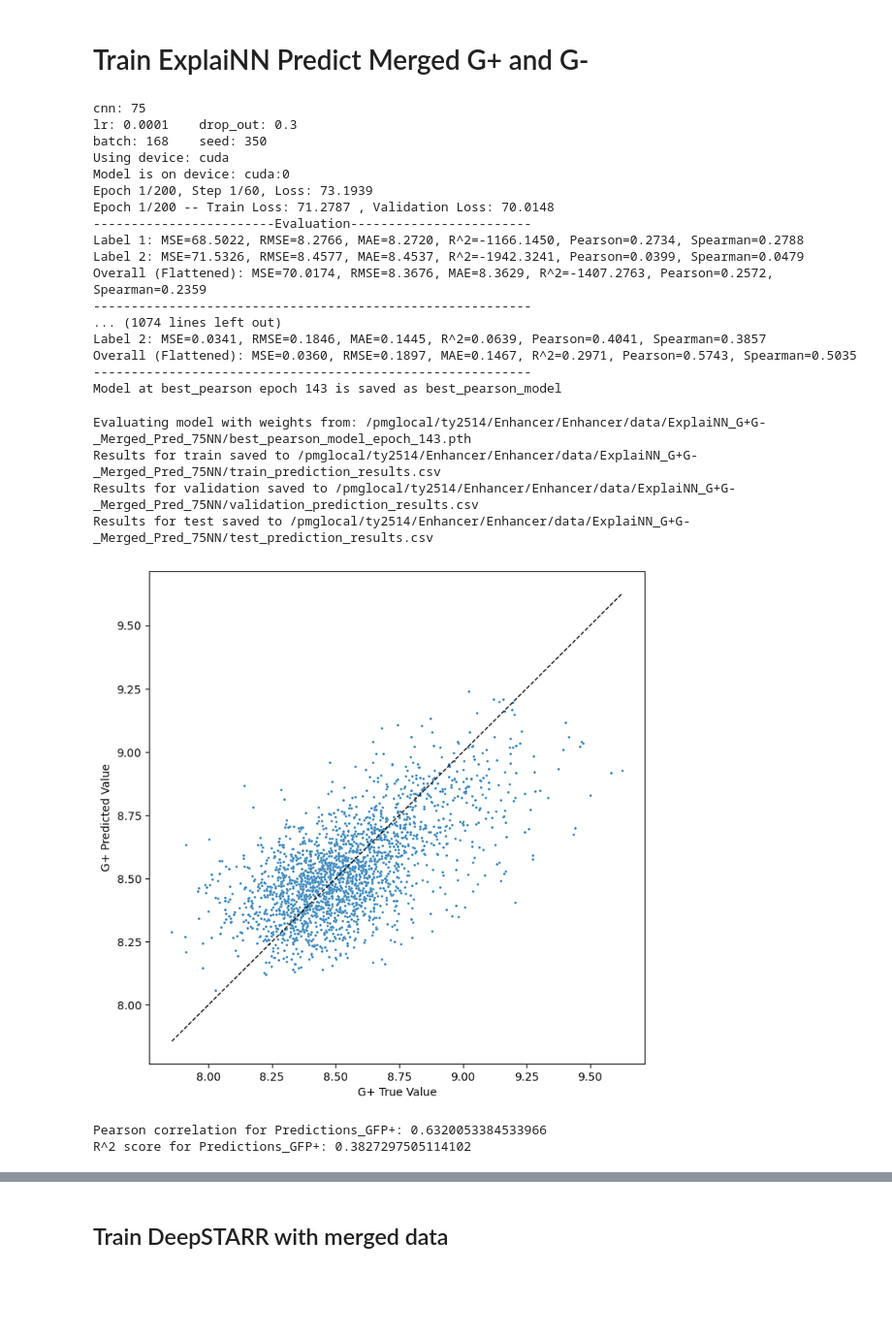
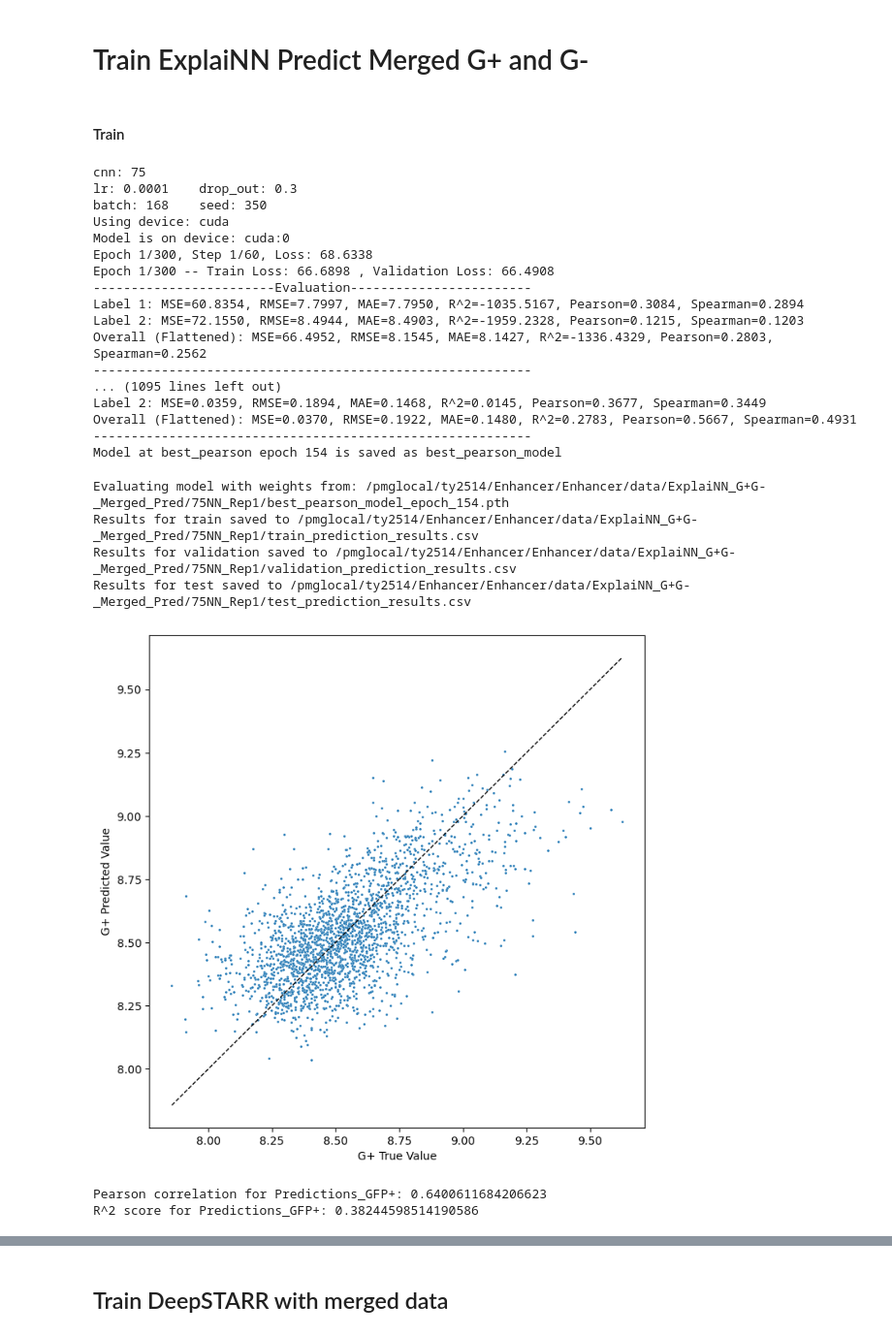
Before and after one commit to justinyutianji/Enhancer, a Jupyter notebook: Enhancer/train/ExplaiNN_G+G-.ipynb, the cells around one changed output, grey strips where cells are left out. Shown at 97% size. Saved outputs shown, nothing was run; the diff lists cells and outputs as text; code cells hidden in the pictures; blank space fills up the shorter version.

```diff
--- a/Enhancer/train/ExplaiNN_G+G-.ipynb
+++ b/Enhancer/train/ExplaiNN_G+G-.ipynb
@@ -55,10 +113,15 @@ def process_and_save_results(data_loader, loader_name, model, weight_file, targe
 # %% [markdown]
 # Train ExplaiNN Predict Merged G+ and G-
+# %% [markdown]
+#### Train
 # %%
 params = pd.read_csv('/pmglocal/ty2514/Enhancer/Enhancer/data/ExplaiNN/ExplaiNN3_G+G-_Metrics.csv')
 cnns = list(set(params['num_cnns']))
 
-temp_df = params[params['num_cnns'] == 75]
+num_cnns = 75
+rep = 1
+
+temp_df = params[params['num_cnns'] == num_cnns]
 
 group_means = temp_df.groupby(['lr', 'drop_out', 'batch'])['pearson_corr_p'].mean().reset_index()
 best_group = group_means.loc[group_means['pearson_corr_p'].idxmax()]
@@ -78,16 +141,17 @@ best_seed_row = best_group_df.loc[best_group_df['pearson_corr_p'].idxmax()]
 best_seed = int(best_seed_row['seed'])
 best_batch = int(best_batch)
 
-num_cnns = 75
 target_labels = ["GFP+","GFP-"]
 feature_list = ["G+","G-"]
-output_dir = f'/pmglocal/ty2514/Enhancer/Enhancer/data/ExplaiNN_G+G-_Merged_Pred_75NN'
+output_dir = f'/pmglocal/ty2514/Enhancer/Enhancer/data/ExplaiNN_G+G-_Merged_Pred/{num_cnns}NN_Rep{rep}'
 
 print(f'cnn: {num_cnns}')
 print(f'lr: {best_lr}    drop_out: {best_dropout}')
 print(f'batch: {best_batch}    seed: {best_seed}')
 
-seed = best_seed
+seed = 350
+#seed = best_seed
+
 batch = best_batch
 learning_rate= best_lr
 
@@ -112,7 +176,7 @@ input_model = ExplaiNN3(num_cnns = num_cnns, input_length = 608, num_classes = 2
                  drop_out = 0.3, weight_path = None)# Training
 
 _, _, model, train_losses_by_batch, test_losses_by_batch, results, best_pearson_epoch, best_r2_epoch, peasron_metric, r2_metric, device  = train_model(input_model, train_loader, val_loader,test_loader, target_labels=target_labels,
-                                                                                                                            num_epochs=200,
+                                                                                                                            num_epochs=300,
                                                                                          batch_size=batch, learning_rate=learning_rate,
                                                                                          criteria='mse',optimizer_type = "adam", patience=15,
                                                                                          seed = seed, save_model= True, dir_path=output_dir)
@@ -122,65 +186,64 @@ lr: 0.0001    drop_out: 0.3
 batch: 168    seed: 350
 Using device: cuda
 Model is on device: cuda:0
-Epoch 1/200, Step 1/60, Loss: 73.1939
-Epoch 1/200 -- Train Loss: 71.2787 , Validation Loss: 70.0148
+Epoch 1/300, Step 1/60, Loss: 68.6338
+Epoch 1/300 -- Train Loss: 66.6898 , Validation Loss: 66.4908
 ------------------------Evaluation------------------------
-Label 1: MSE=68.5022, RMSE=8.2766, MAE=8.2720, R^2=-1166.1450, Pearson=0.2734, Spearman=0.2788
-Label 2: MSE=71.5326, RMSE=8.4577, MAE=8.4537, R^2=-1942.3241, Pearson=0.0399, Spearman=0.0479
-Overall (Flattened): MSE=70.0174, RMSE=8.3676, MAE=8.3629, R^2=-1407.2763, Pearson=0.2572, Spearman=0.2359
+Label 1: MSE=60.8354, RMSE=7.7997, MAE=7.7950, R^2=-1035.5167, Pearson=0.3084, Spearman=0.2894
+Label 2: MSE=72.1550, RMSE=8.4944, MAE=8.4903, R^2=-1959.2328, Pearson=0.1215, Spearman=0.1203
+Overall (Flattened): MSE=66.4952, RMSE=8.1545, MAE=8.1427, R^2=-1336.4329, Pearson=0.2803, Spearman=0.2562
 ----------------------------------------------------------
-... (1074 lines left out)
-Label 2: MSE=0.0341, RMSE=0.1846, MAE=0.1445, R^2=0.0639, Pearson=0.4041, Spearman=0.3857
-Overall (Flattened): MSE=0.0360, RMSE=0.1897, MAE=0.1467, R^2=0.2971, Pearson=0.5743, Spearman=0.5035
+... (1095 lines left out)
+Label 2: MSE=0.0359, RMSE=0.1894, MAE=0.1468, R^2=0.0145, Pearson=0.3677, Spearman=0.3449
+Overall (Flattened): MSE=0.0370, RMSE=0.1922, MAE=0.1480, R^2=0.2783, Pearson=0.5667, Spearman=0.4931
 ----------------------------------------------------------
-Model at best_pearson epoch 143 is saved as best_pearson_model
+Model at best_pearson epoch 154 is saved as best_pearson_model
 # %%
-file_list = glob.glob('/pmglocal/ty2514/Enhancer/Enhancer/data/ExplaiNN_G+G-_Merged_Pred_75NN/best_pearson*.pth')
-output_dir = '/pmglocal/ty2514/Enhancer/Enhancer/data/ExplaiNN_G+G-_Merged_Pred_75NN'
+file_list = glob.glob(f'{output_dir}/best_pearson*.pth')
 
 for weight_file in file_list:
     print(f"Evaluating model with weights from: {weight_file}")
     _ = process_and_save_results(train_loader, 'train', input_model, weight_file, target_labels, output_dir, device)
-    _  = process_and_save_results(val_loader, 'validation', input_model, weight_file, target_labels, output_dir, device)
+    b  = process_and_save_results(val_loader, 'validation', input_model, weight_file, target_labels, output_dir, device)
     df_predictions = process_and_save_results(test_loader, 'test', input_model, weight_file, target_labels, output_dir, device)
 # %% [output]
-Evaluating model with weights from: /pmglocal/ty2514/Enhancer/Enhancer/data/ExplaiNN_G+G-_Merged_Pred_75NN/best_pearson_model_epoch_143.pth
-Results for train saved to /pmglocal/ty2514/Enhancer/Enhancer/data/ExplaiNN_G+G-_Merged_Pred_75NN/train_prediction_results.csv
-Results for validation saved to /pmglocal/ty2514/Enhancer/Enhancer/data/ExplaiNN_G+G-_Merged_Pred_75NN/validation_prediction_results.csv
-Results for test saved to /pmglocal/ty2514/Enhancer/Enhancer/data/ExplaiNN_G+G-_Merged_Pred_75NN/test_prediction_results.csv
+Evaluating model with weights from: /pmglocal/ty2514/Enhancer/Enhancer/data/ExplaiNN_G+G-_Merged_Pred/75NN_Rep1/best_pearson_model_epoch_154.pth
+Results for train saved to /pmglocal/ty2514/Enhancer/Enhancer/data/ExplaiNN_G+G-_Merged_Pred/75NN_Rep1/train_prediction_results.csv
+Results for validation saved to /pmglocal/ty2514/Enhancer/Enhancer/data/ExplaiNN_G+G-_Merged_Pred/75NN_Rep1/validation_prediction_results.csv
+Results for test saved to /pmglocal/ty2514/Enhancer/Enhancer/data/ExplaiNN_G+G-_Merged_Pred/75NN_Rep1/test_prediction_results.csv
 # %%
-df = pd.read_csv('/pmglocal/ty2514/Enhancer/Enhancer/data/ExplaiNN_G+G-_Merged_Pred_75NN/test_prediction_results.csv')
+df = pd.read_csv(f'{output_dir}/test_prediction_results.csv')
 
 # Plot for G+
 plt.figure(figsize=(8, 8))
 sns.scatterplot(x=df['True_GFP+'], y=df['Predictions_GFP+'], s=5)
 
 # Add diagonal line
 min_val = min(df['Predictions_GFP+'].min(), df['True_GFP+'].min())
 max_val = max(df['Predictions_GFP+'].max(), df['True_GFP+'].max())
 plt.plot([min_val, max_val], [min_val, max_val], color='black', linestyle='--', linewidth=1)
 
 # Add labels and title
 plt.ylabel('G+ Predicted Value')
 plt.xlabel('G+ True Value')
 #plt.title('Correlation between Predictions of ExplaiNN and DeepSTARR for GFP')
 
 # Show the plot
 plt.show()
 
 from scipy.stats import pearsonr
 from sklearn.metrics import r2_score
 
 # Calculate Pearson correlation for Predictions_GFP
 correlation_gfp_minus, _ = pearsonr(df['True_GFP+'], df['Predictions_GFP+'])
 print(f"Pearson correlation for Predictions_GFP+: {correlation_gfp_minus}")
 
 r2_gfp_minus = r2_score(df['True_GFP+'], df['Predictions_GFP+'])
 print(f"R^2 score for Predictions_GFP+: {r2_gfp_minus}")
 # %% [output]
-[figure, old version]
+[figure, new version]
-Pearson correlation for Predictions_GFP+: 0.6320053384533966
-R^2 score for Predictions_GFP+: 0.3827297505114102
+Pearson correlation for Predictions_GFP+: 0.6400611684206623
+R^2 score for Predictions_GFP+: 0.38244598514190586
 # %%
 # Plot for G-
 plt.figure(figsize=(8, 8))
```
Also changed, not shown: parts of 28 cells of this notebook, 6 other files.
